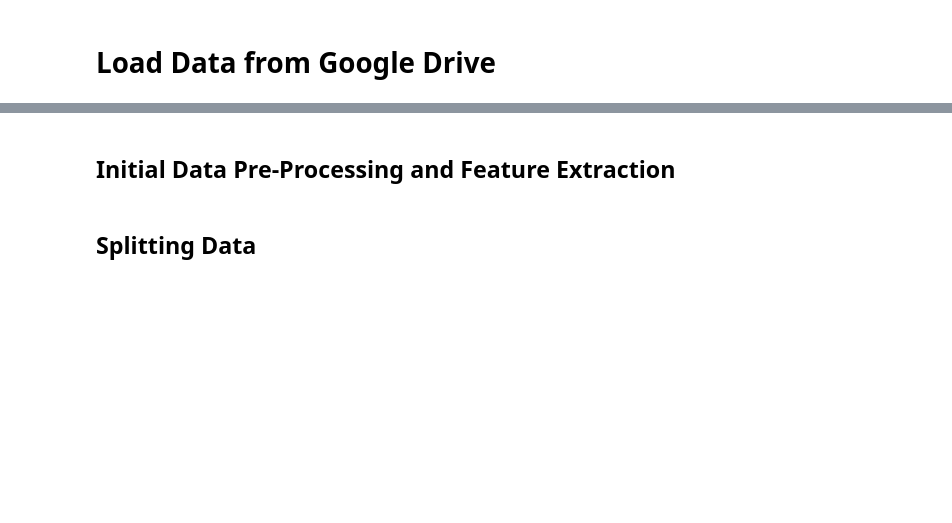
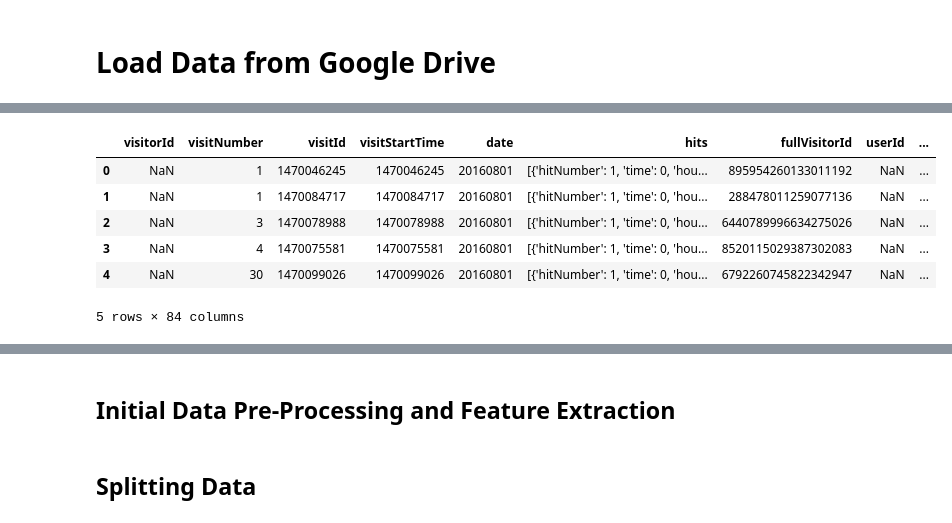
Before and after one commit to Mossd-2/DATASCI-207-Applied-Machine-Learning, a Jupyter notebook: project_notebook.ipynb, the cells around one changed output, grey strips where cells are left out. Saved outputs shown, nothing was run; the diff lists cells and outputs as text; code cells hidden in the pictures; blank space fills up the shorter version.

Commit message:
add hits data to feature set

```diff
--- a/project_notebook.ipynb
+++ b/project_notebook.ipynb
@@ -110,4 +108,4 @@ def load_final_df(path):
     df = pd.read_csv(path)
     return df
 df = load_final_df(DF_DATA_PATH)
-#hits_df = load_final_df(HITS_DATA_PATH)
+hits_df = load_final_df(HITS_DATA_PATH)
@@ -153,0 +112,10 @@ hit_features = [
+# %%
+# Debugging...
+print(df['date'])
+# Convert the 'date' column to string, then to datetime
+df['date'] = df['date'].astype(str)
+df['date0'] = pd.to_datetime(df['date'], format='%Y%m%d')
+print(df['date0'])
+
+df['year_month'] = df['date0'].dt.to_period('M')
+print(df['year_month'])
@@ -154,2 +229,26 @@ hit_features = [
+# %%
+# Merge the two dfs:
+
+# Convert the two dataframe fullVisitorId and date fields to matching types
+df['fullVisitorId'] = df['fullVisitorId'].astype(str)
+aggregated_df['fullVisitorId'] = aggregated_df['fullVisitorId'].astype(str)
+df['date'] = df['date'].astype(str)
+aggregated_df['date'] = aggregated_df['date'].astype(str)
+
+# Merge
+df_merged = pd.merge(df, aggregated_df, on=['fullVisitorId', 'date'], how='left')
+
+# Fill empty columns with 0 rather than dropping
+action_columns = ['num_product_list_views', 'num_product_detail_views', 'num_ATC', 'num_RFC', 'num_Checkout', 'num_Purchase', 'num_Refund']
+df_merged[action_columns] = df_merged[action_columns].fillna(0)
+df_merged.head()
+# %% [output]
+|  | visitorId | visitNumber | visitId | visitStartTime | date | hits | fullVisitorId | userId | ... |
+| 0 | NaN | 1 | 1470046245 | 1470046245 | 20160801 | [{'hitNumber': 1, 'time': 0, 'hou... | 895954260133011192 | NaN | ... |
+| 1 | NaN | 1 | 1470084717 | 1470084717 | 20160801 | [{'hitNumber': 1, 'time': 0, 'hou... | 288478011259077136 | NaN | ... |
+| 2 | NaN | 3 | 1470078988 | 1470078988 | 20160801 | [{'hitNumber': 1, 'time': 0, 'hou... | 6440789996634275026 | NaN | ... |
+| 3 | NaN | 4 | 1470075581 | 1470075581 | 20160801 | [{'hitNumber': 1, 'time': 0, 'hou... | 8520115029387302083 | NaN | ... |
+| 4 | NaN | 30 | 1470099026 | 1470099026 | 20160801 | [{'hitNumber': 1, 'time': 0, 'hou... | 6792260745822342947 | NaN | ... |
+5 rows × 84 columns
 # %%
 from sklearn.preprocessing import LabelEncoder
```
Also changed, not shown: parts of 7 cells of this notebook, 1 other file.
